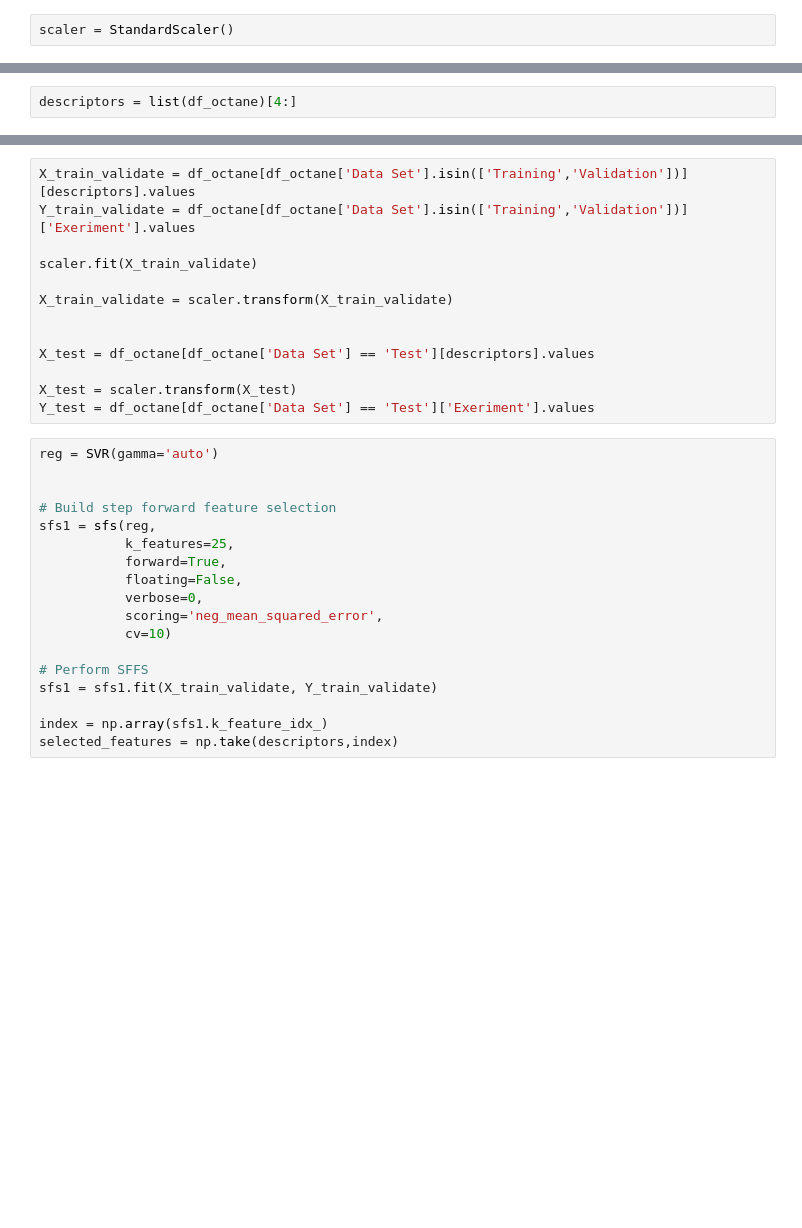
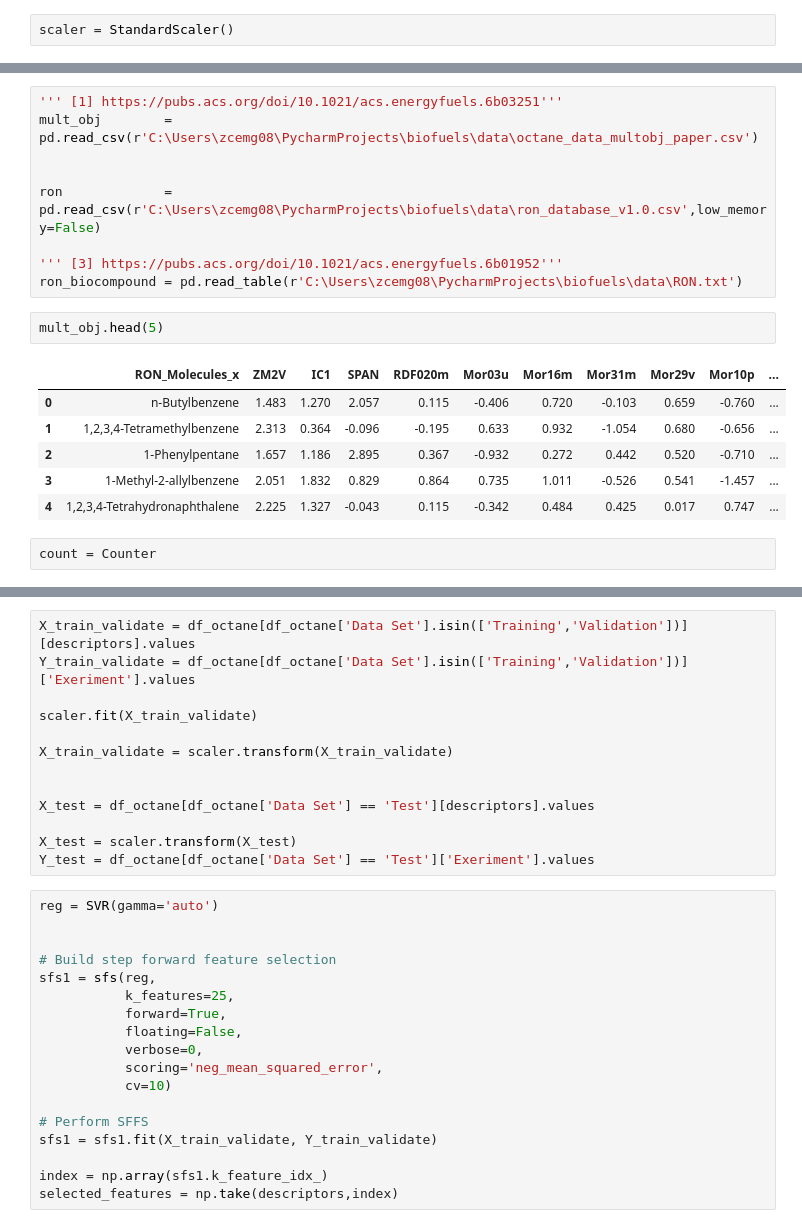
Before and after one commit to SergeyAnufriev/biofuels, a Jupyter notebook: Octane.ipynb, the cells around one changed output, grey strips where cells are left out. Saved outputs shown, nothing was run; the diff lists cells and outputs as text; blank space fills up the shorter version.

```diff
--- a/Octane.ipynb
+++ b/Octane.ipynb
@@ -76,2 +22,20 @@ df_octane.head(-7)
-# %%
-descriptors = list(df_octane)[4:]
+# %%
+''' [1] https://pubs.acs.org/doi/10.1021/acs.energyfuels.6b03251'''
+mult_obj        = pd.read_csv(r'C:\Users\zcemg08\PycharmProjects\biofuels\data\octane_data_multobj_paper.csv')
+
+
+ron             = pd.read_csv(r'C:\Users\zcemg08\PycharmProjects\biofuels\data\ron_database_v1.0.csv',low_memory=False)
+
+''' [3] https://pubs.acs.org/doi/10.1021/acs.energyfuels.6b01952'''
+ron_biocompound = pd.read_table(r'C:\Users\zcemg08\PycharmProjects\biofuels\data\RON.txt')
+# %%
+mult_obj.head(5)
+# %% [output]
+|  | RON_Molecules_x | ZM2V | IC1 | SPAN | RDF020m | Mor03u | Mor16m | Mor31m | Mor29v | Mor10p | ... |
+| 0 | n-Butylbenzene | 1.483 | 1.270 | 2.057 | 0.115 | -0.406 | 0.720 | -0.103 | 0.659 | -0.760 | ... |
+| 1 | 1,2,3,4-Tetramethylbenzene | 2.313 | 0.364 | -0.096 | -0.195 | 0.633 | 0.932 | -1.054 | 0.680 | -0.656 | ... |
+| 2 | 1-Phenylpentane | 1.657 | 1.186 | 2.895 | 0.367 | -0.932 | 0.272 | 0.442 | 0.520 | -0.710 | ... |
+| 3 | 1-Methyl-2-allylbenzene | 2.051 | 1.832 | 0.829 | 0.864 | 0.735 | 1.011 | -0.526 | 0.541 | -1.457 | ... |
+| 4 | 1,2,3,4-Tetrahydronaphthalene | 2.225 | 1.327 | -0.043 | 0.115 | -0.342 | 0.484 | 0.425 | 0.017 | 0.747 | ... |
+# %%
+count = Counter
```
Also changed, not shown: parts of 98 cells of this notebook, 2 other files.
